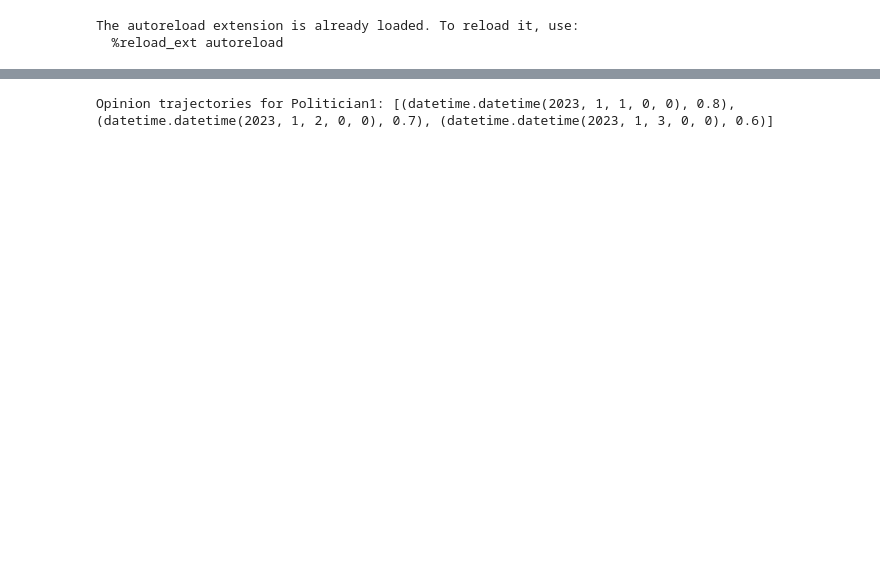
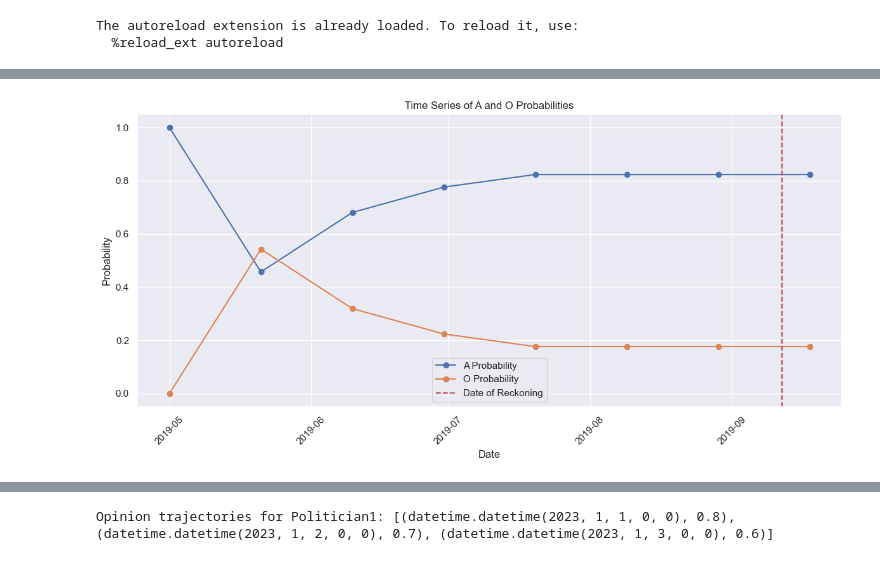
Before and after one commit to JoaoRibeiroMedeiros/political, a Jupyter notebook: notebooks/01-ProbabilityTests.ipynb, the cells around one changed output, grey strips where cells are left out. Drawn from its saved outputs; the diff is of its cells as text; code cells hidden in the pictures; blank space fills up the shorter version.

```diff
--- a/notebooks/01-ProbabilityTests.ipynb
+++ b/notebooks/01-ProbabilityTests.ipynb
@@ -46,0 +163,5 @@ A_trajectories, O_trajectories, all_trajectories, set_probability = Experimento.
+# %%
+
+plot_prob_evolution(from_time_cut_to_probability)
+# %% [output]
+[figure, added]
```
Also changed, not shown: parts of 12 cells of this notebook, 2 other files.
